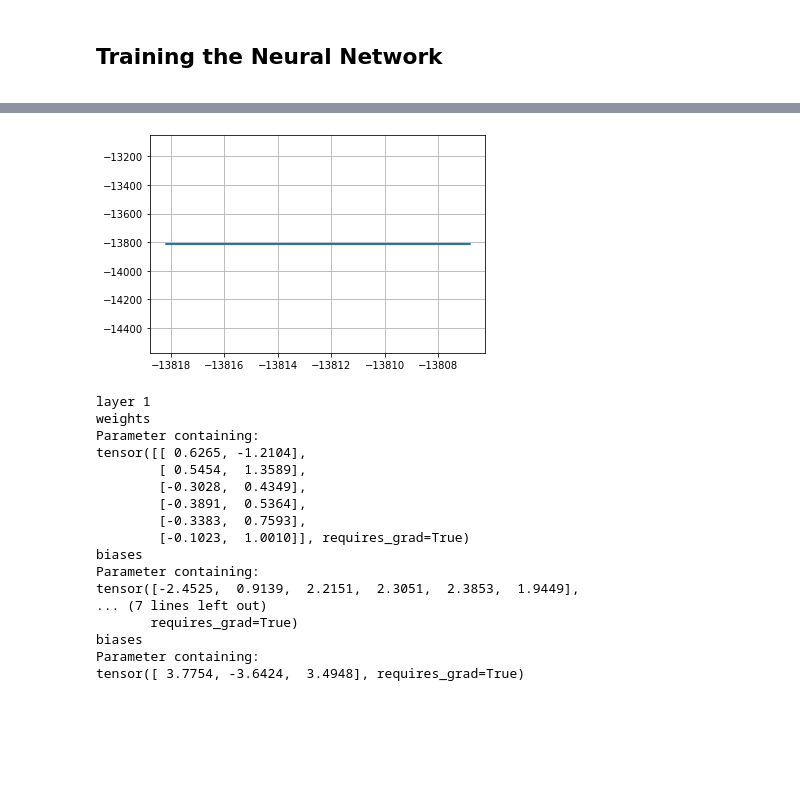
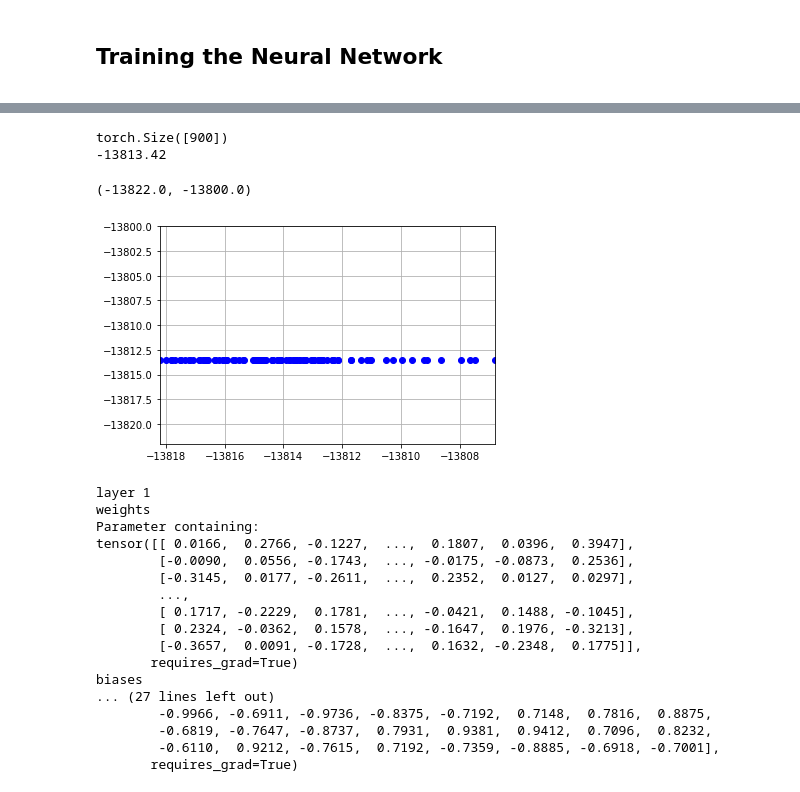
Before and after one commit to KKaroni/Symmetry-in-Machine-learned-Molecular-Force-Fields, a Jupyter notebook: BPNN.ipynb, the cells around one changed output, grey strips where cells are left out. Saved outputs shown, nothing was run; the diff lists cells and outputs as text; code cells hidden in the pictures; blank space fills up the shorter version.

```diff
--- a/BPNN.ipynb
+++ b/BPNN.ipynb
@@ -187,13 +202,13 @@ $$G_i^2 = 2^{1-\zeta} \sum_{j,k \neq i}^{\text{all}} (1+\lambda \cos \theta_{ijk
 
 with parameters $\lambda = +1, -1$, $\eta$ and $\zeta$
 # %%
-lambdaa = -1     #1
+lambdaa = 1     #1
 zeta    = 0.2
 heta    = 0.1
 
 N = len(coord)
 
-def angular_BP_symm_func(coord,Dp,N,heta,Rs):
+def angular_BP_symm_func(coord,Dp,N,heta,Rs,lambdaa,zeta):
     G_mu2 = np.zeros(len(Dp))           # since we are dealing with water molecules the dimension of G will be 3 (H,H,O)
 
     for i in range(N):                 # to avoid using an if statement (if i not equal j), break the sum in two
@@ -209,6 +224,6 @@ def angular_BP_symm_func(coord,Dp,N,heta,Rs):
         G_mu2[i]   = 2**(1-zeta) * G_mu2[i]
     return G_mu2
 
-Gmu2 = angular_BP_symm_func(coord,Dp,N,heta,Rs)
+Gmu2 = angular_BP_symm_func(coord,Dp,N,heta,Rs,lambdaa,zeta)
 print(Gmu2)
 # %% [output]
@@ -303,9 +344,9 @@ print(a)
 class Subnets(nn.Module):
     def __init__(self):
         super(Subnets, self).__init__()
-        self.fc1 = nn.Linear(2, 6)        # where fc stands for fully connected - from 2 input nodes to 3 hidden ones
-        self.fc2 = nn.Linear(6, 3)        # from 3 hidden nodes to an output one
-        self.fc3 = nn.Linear(3, 1)
+        self.fc1 = nn.Linear(48, 40)        # where fc stands for fully connected
+        self.fc2 = nn.Linear(40, 40)
+        self.fc3 = nn.Linear(40, 1)
 #         self.fc4 = nn.Linear(10, 8)
 #         self.fc5 = nn.Linear(8, 6)
 #         self.fc6 = nn.Linear(6, 4)
@@ -343,8 +384,8 @@ class BPNN(nn.Module):
 #         print(x3)
 
         x = torch.cat((x1, x2, x3), 0)
-        x = torch.sum(x)                      #??????????????????????????? try average pooling?
-        x = torch.reshape(x,[1])
+#        x = torch.sum(x)                      #??????????????????????????? try average pooling?
+#        x = torch.reshape(x,[1])
         return x
 
 
@@ -466,8 +547,9 @@ tensor([ 0.2704,  0.0057, -0.2873], requires_grad=True)
 net = BPNN()
 
 criterion = nn.MSELoss()
-optimizer = optim.Adam(net.parameters(), lr=0.1)
-nepochs = 100
+optimizer = optim.Adam(net.parameters(), lr=0.01)
+#optimizer = optim.SGD(net.parameters(), lr=0.001, momentum=0.1)
+nepochs = 20
 
 
 train_loss = np.zeros(nepochs)
@@ -531,5 +612,7 @@ KeyboardInterrupt:
 # %%
 x1, x2, x3 = test_set[10]
+x1 = x1 + 1000000
+print(x1)
 
 output = net(x1, x2, x3)
 print('output')
@@ -565,8 +658,19 @@ print(prediction)
-# %%
-plt.plot(test_labels,prediction)
-plt.grid()
-# %% [output]
-[figure, removed]
+# %%
+print(np.shape(train_labels))
+train_labels = np.array(train_labels)
+print(np.mean(train_labels,axis=0))
+# %% [output]
+torch.Size([900])
+-13813.42
+# %%
+plt.plot(test_labels,prediction, 'o', color='blue')
+plt.grid()
+plt.xlim([min(test_labels), max(test_labels)])
+#plt.ylim([min(prediction), max(prediction)])
+plt.ylim([-13822,-13800])
+# %% [output]
+(-13822.0, -13800.0)
+[figure, added]
 # %%
 print('layer 1')
 print('weights')
@@ -583,17 +687,17 @@ print(net.network1.fc2.bias)
 layer 1
 weights
 Parameter containing:
-tensor([[ 0.6265, -1.2104],
-        [ 0.5454,  1.3589],
-        [-0.3028,  0.4349],
-        [-0.3891,  0.5364],
-        [-0.3383,  0.7593],
-        [-0.1023,  1.0010]], requires_grad=True)
-biases
-Parameter containing:
-tensor([-2.4525,  0.9139,  2.2151,  2.3051,  2.3853,  1.9449],
-... (7 lines left out)
+tensor([[ 0.0166,  0.2766, -0.1227,  ...,  0.1807,  0.0396,  0.3947],
+        [-0.0090,  0.0556, -0.1743,  ..., -0.0175, -0.0873,  0.2536],
+        [-0.3145,  0.0177, -0.2611,  ...,  0.2352,  0.0127,  0.0297],
+        ...,
+        [ 0.1717, -0.2229,  0.1781,  ..., -0.0421,  0.1488, -0.1045],
+        [ 0.2324, -0.0362,  0.1578,  ..., -0.1647,  0.1976, -0.3213],
+        [-0.3657,  0.0091, -0.1728,  ...,  0.1632, -0.2348,  0.1775]],
        requires_grad=True)
 biases
-Parameter containing:
-tensor([ 3.7754, -3.6424,  3.4948], requires_grad=True)
+... (27 lines left out)
+        -0.9966, -0.6911, -0.9736, -0.8375, -0.7192,  0.7148,  0.7816,  0.8875,
+        -0.6819, -0.7647, -0.8737,  0.7931,  0.9381,  0.9412,  0.7096,  0.8232,
+        -0.6110,  0.9212, -0.7615,  0.7192, -0.7359, -0.8885, -0.6918, -0.7001],
+       requires_grad=True)
```
Also changed, not shown: parts of 16 cells of this notebook.
